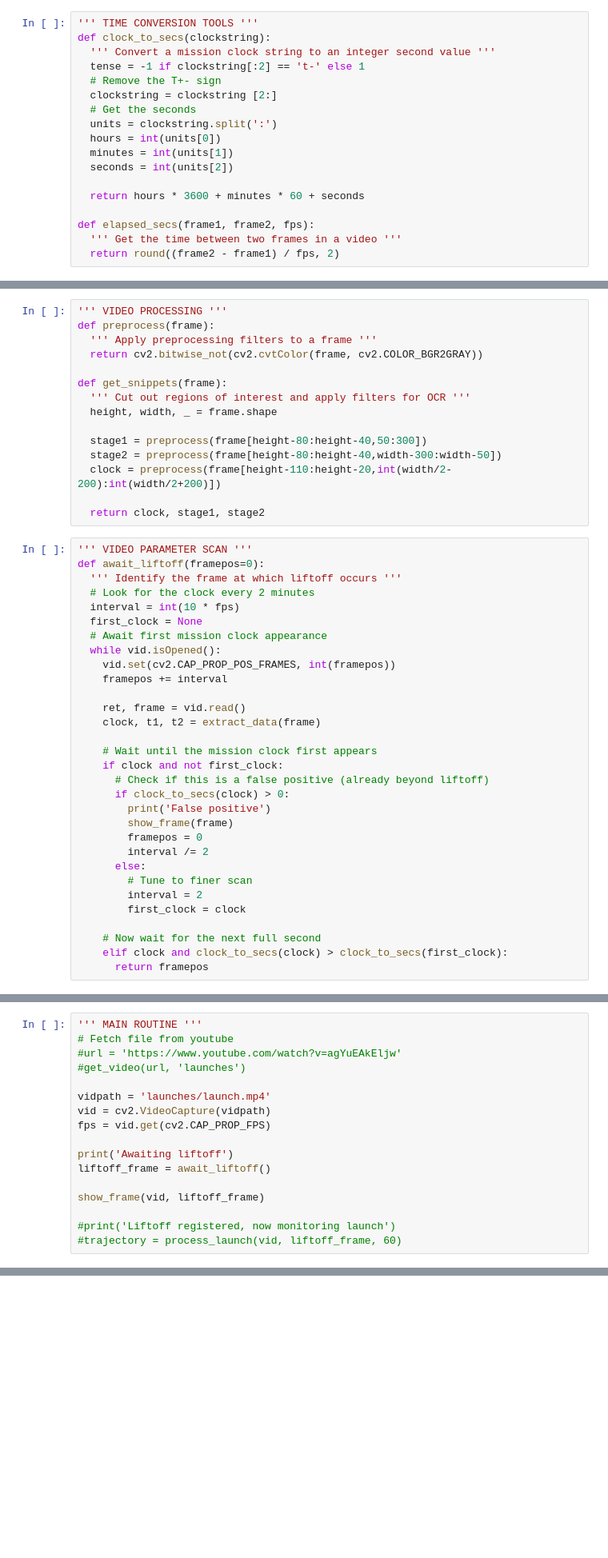
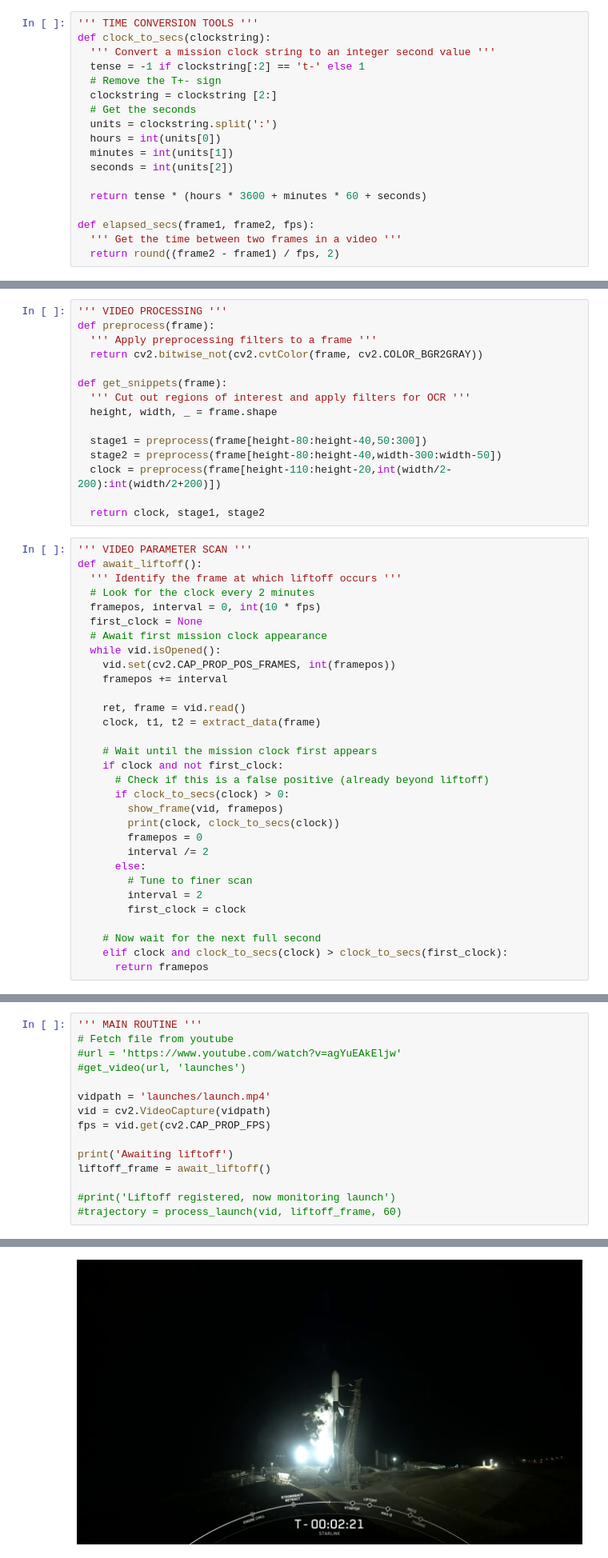
Before and after one commit to manuel-rottschaefer/trajectories, a Jupyter notebook: Trajectories.ipynb, the cells around one changed output, grey strips where cells are left out. Shown at 80% size. Cells and saved outputs as stored; diff of their text form; blank space fills up the shorter version.

```diff
--- a/Trajectories.ipynb
+++ b/Trajectories.ipynb
@@ -47,7 +47,7 @@ def clock_to_secs(clockstring):
   minutes = int(units[1])
   seconds = int(units[2])
 
-  return hours * 3600 + minutes * 60 + seconds
+  return tense * (hours * 3600 + minutes * 60 + seconds)
 
 def elapsed_secs(frame1, frame2, fps):
   ''' Get the time between two frames in a video '''
@@ -102,10 +102,10 @@ def get_snippets(frame):
   return clock, stage1, stage2
 # %%
 ''' VIDEO PARAMETER SCAN '''
-def await_liftoff(framepos=0):
+def await_liftoff():
   ''' Identify the frame at which liftoff occurs '''
   # Look for the clock every 2 minutes
-  interval = int(10 * fps)
+  framepos, interval = 0, int(10 * fps)
   first_clock = None
   # Await first mission clock appearance
   while vid.isOpened():
@@ -119,8 +119,8 @@ def await_liftoff(framepos=0):
     if clock and not first_clock:
       # Check if this is a false positive (already beyond liftoff)
       if clock_to_secs(clock) > 0:
-        print('False positive')
-        show_frame(frame)
+        show_frame(vid, framepos)
+        print(clock, clock_to_secs(clock))
         framepos = 0
         interval /= 2
       else:
@@ -167,8 +167,6 @@ fps = vid.get(cv2.CAP_PROP_FPS)
 print('Awaiting liftoff')
 liftoff_frame = await_liftoff()
 
-show_frame(vid, liftoff_frame)
-
 #print('Liftoff registered, now monitoring launch')
 #trajectory = process_launch(vid, liftoff_frame, 60)
 # %% [output]
@@ -176,0 +174 @@ False positive
+[figure, added]
```
Also changed, not shown: parts of 1 cell of this notebook.
